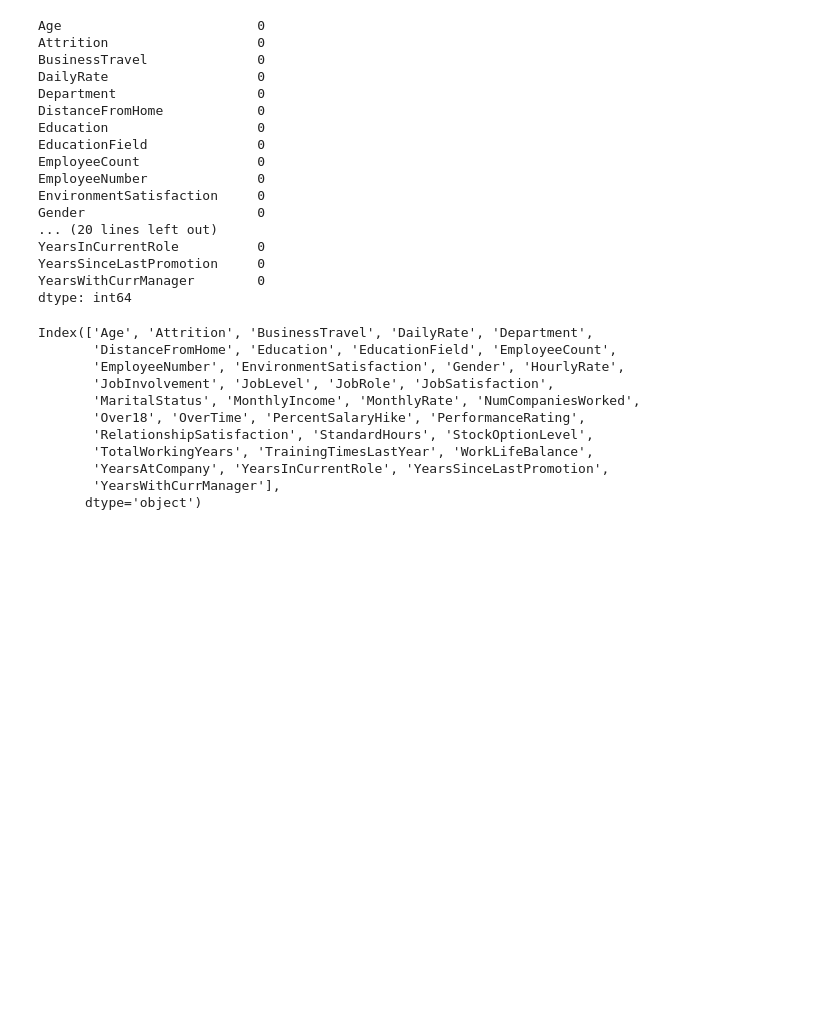
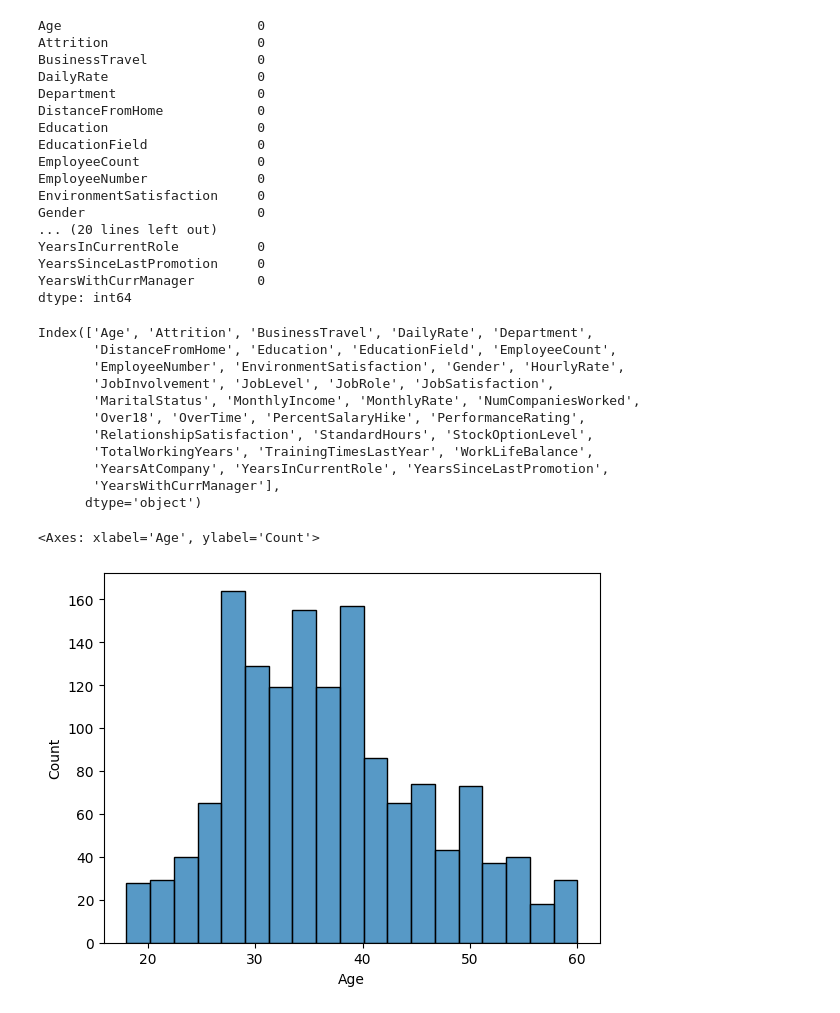
Before and after one commit to mahesh15913/Data-Analysis---Afame-Technologies, a Jupyter notebook: HR_Data_Analysis.ipynb, the cells around one changed output. Saved outputs shown, nothing was run; the diff lists cells and outputs as text; code cells hidden in the pictures; blank space fills up the shorter version.

Commit message:
Visualization is added

```diff
--- a/HR_Data_Analysis.ipynb
+++ b/HR_Data_Analysis.ipynb
@@ -85,3 +85,8 @@ Index(['Age', 'Attrition', 'BusinessTravel', 'DailyRate', 'Department',
        'YearsAtCompany', 'YearsInCurrentRole', 'YearsSinceLastPromotion',
        'YearsWithCurrManager'],
       dtype='object')
+# %%
+sns.histplot(data['Age'])
+# %% [output]
+<Axes: xlabel='Age', ylabel='Count'>
+[figure, added]
```
Also changed, not shown: parts of 19 cells of this notebook.
